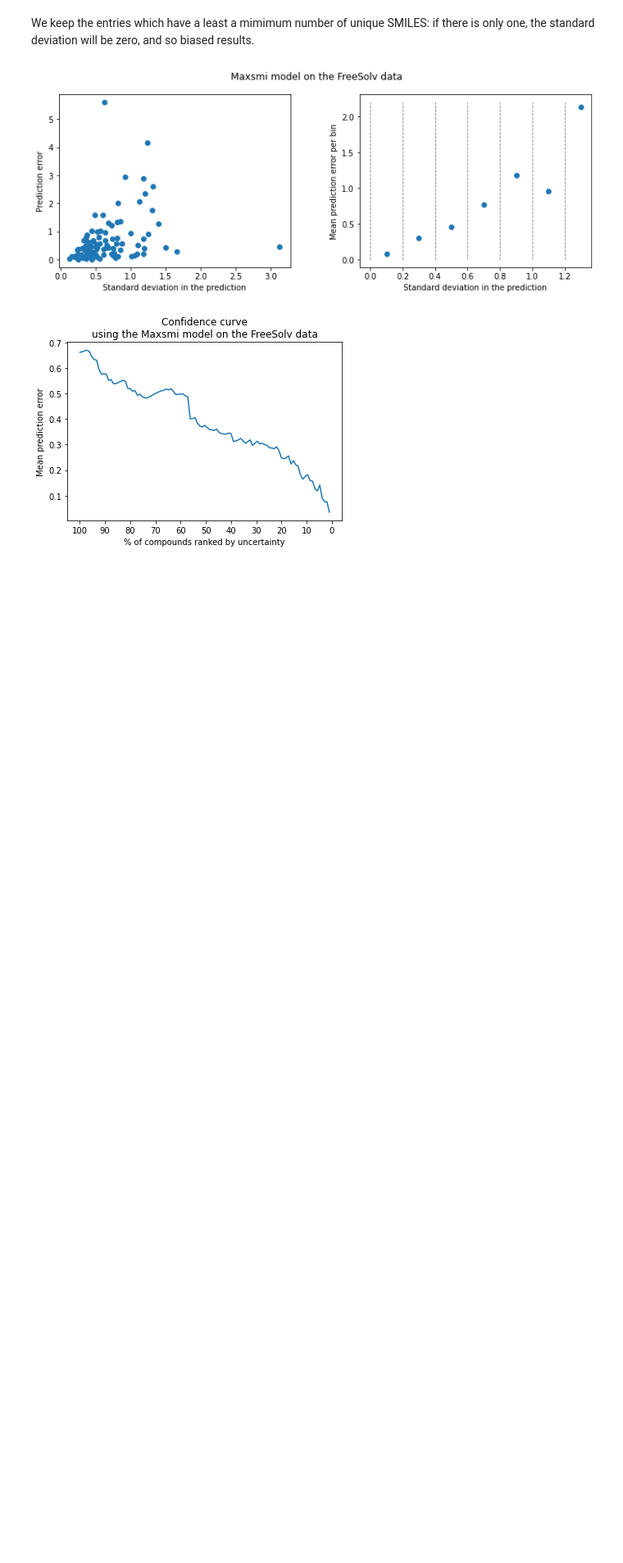
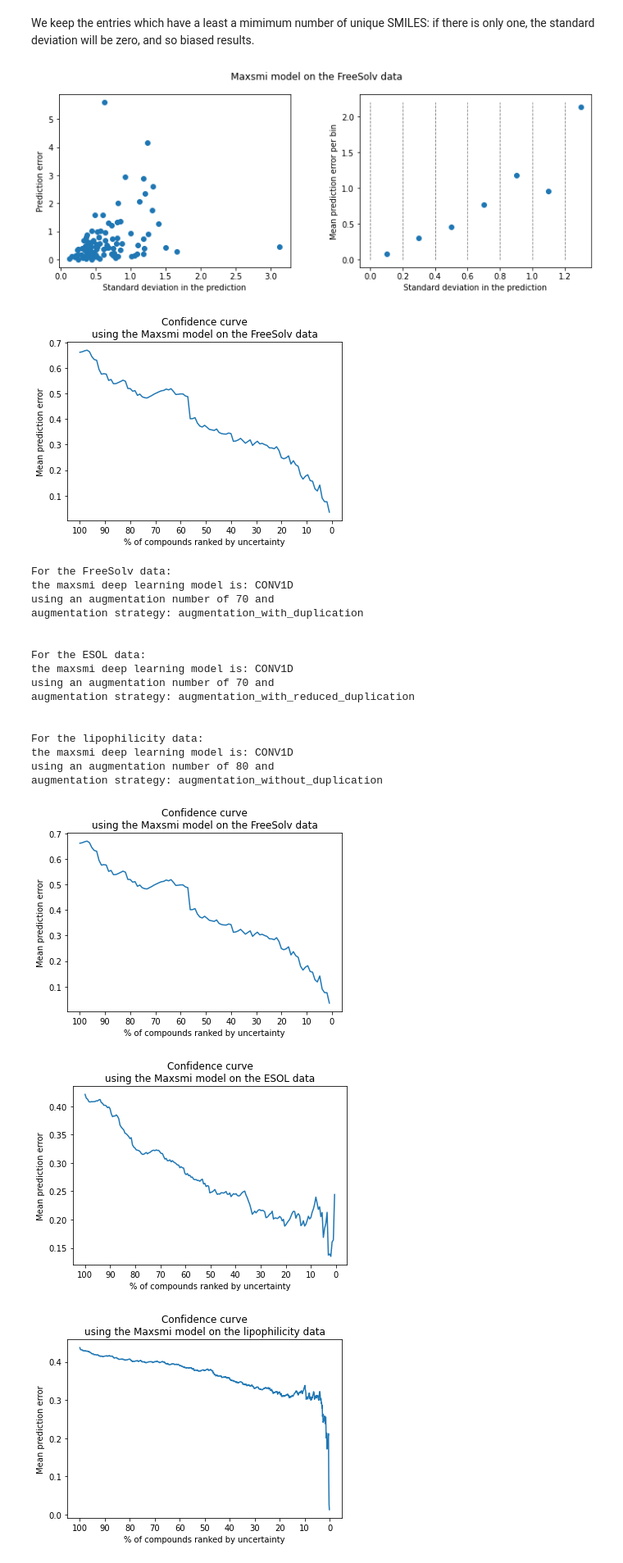
Before and after one commit to volkamerlab/maxsmi, a Jupyter notebook: maxsmi/results_analysis/results_ensemble_learning_confidence_vs_rmse.ipynb, the cells around one changed output. Shown at 82% size. Saved outputs shown, nothing was run; the diff lists cells and outputs as text; code cells hidden in the pictures; blank space fills up the shorter version.

Commit message:
Beautiful confidence curves.

```diff
--- a/maxsmi/results_analysis/results_ensemble_learning_confidence_vs_rmse.ipynb
+++ b/maxsmi/results_analysis/results_ensemble_learning_confidence_vs_rmse.ipynb
@@ -247,0 +309,22 @@ confidence_curve(maxsmi_data, TASK)
+# %%
+all_confidence_curves()
+# %% [output]
+For the FreeSolv data:
+the maxsmi deep learning model is: CONV1D
+using an augmentation number of 70 and
+augmentation strategy: augmentation_with_duplication
+
+
+For the ESOL data:
+the maxsmi deep learning model is: CONV1D
+using an augmentation number of 70 and
+augmentation strategy: augmentation_with_reduced_duplication
+
+
+For the lipophilicity data:
+the maxsmi deep learning model is: CONV1D
+using an augmentation number of 80 and
+augmentation strategy: augmentation_without_duplication
+[figure, added]
+[figure, added]
+[figure, added]
```
Also changed, not shown: parts of 5 cells of this notebook, 3 other files.
